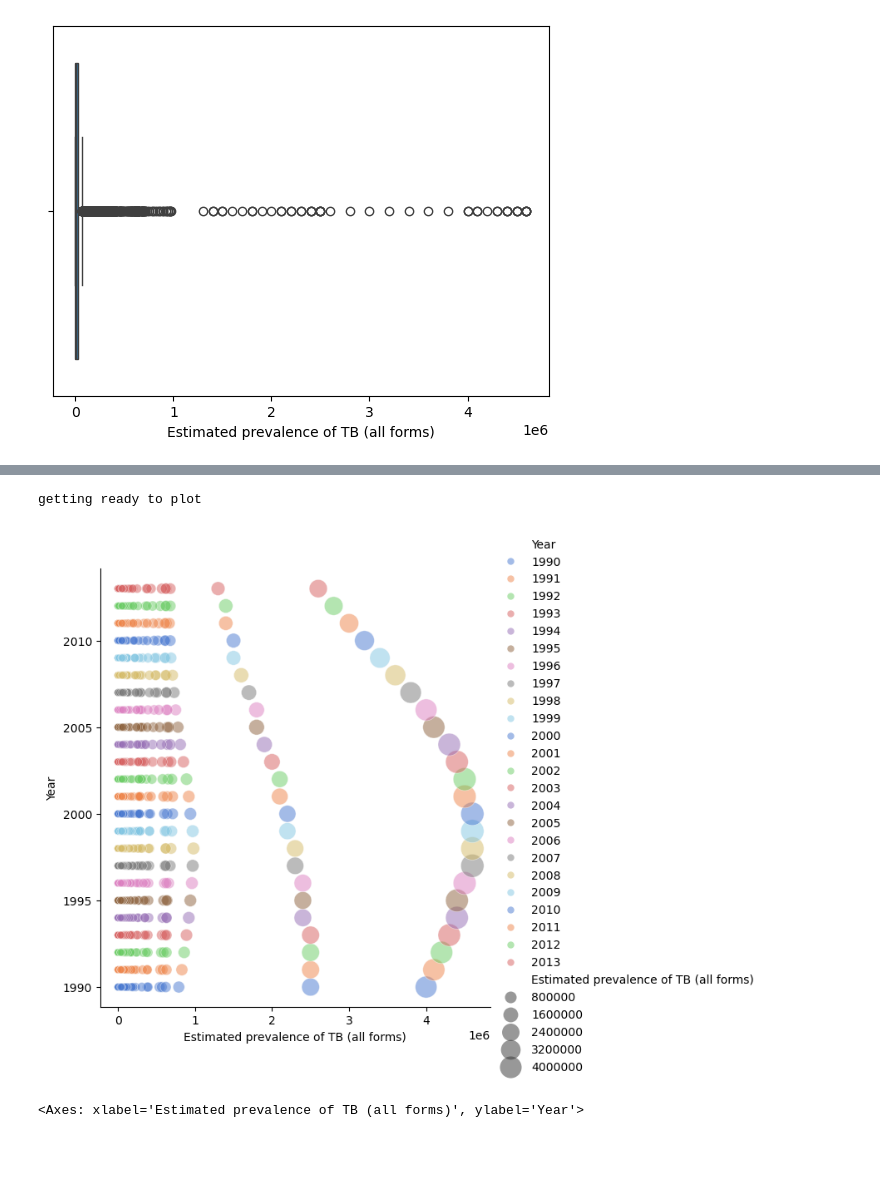
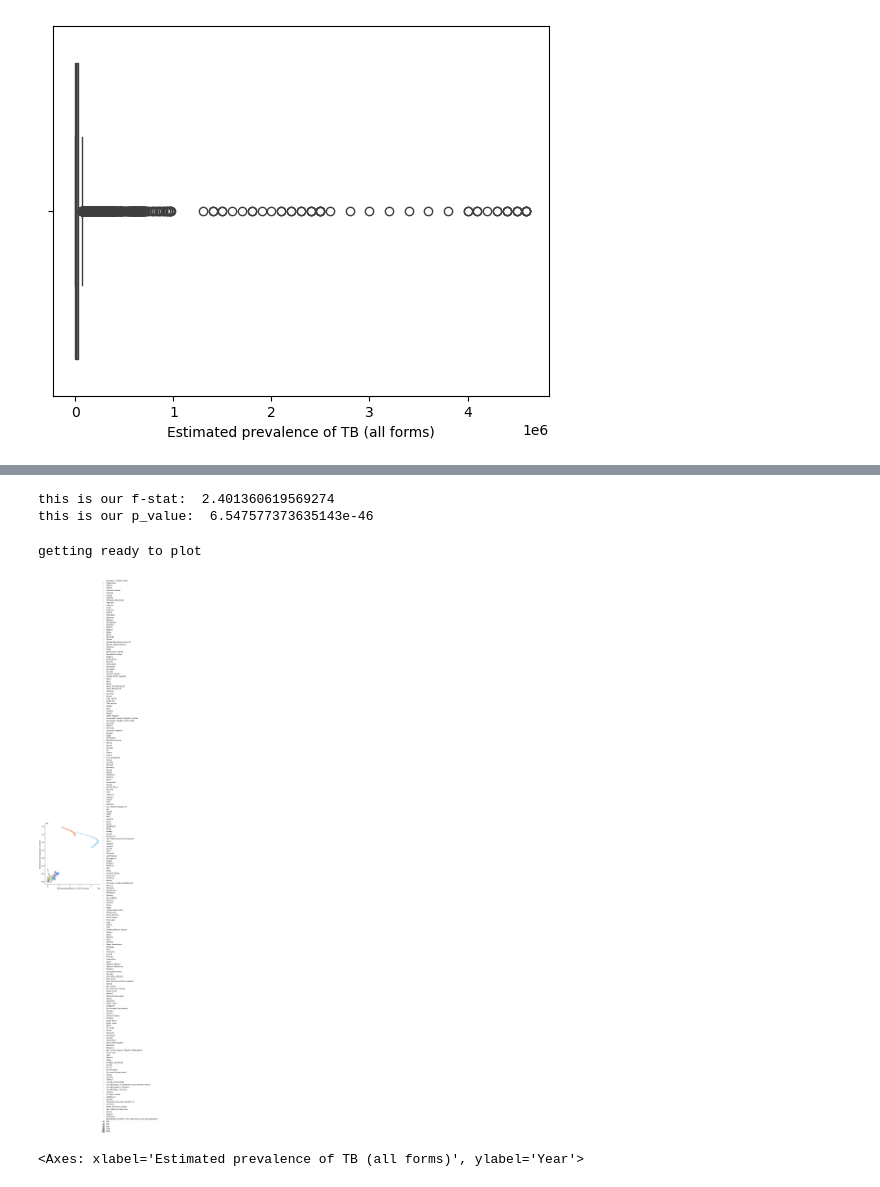
Before and after one commit to rodriguezperezmartin/csc121_datawrangling_project1, a Jupyter notebook: Test.ipynb, the cells around one changed output, grey strips where cells are left out. Cells and saved outputs as stored; diff of their text form; code cells hidden in the pictures; blank space fills up the shorter version.

```diff
--- a/Test.ipynb
+++ b/Test.ipynb
@@ -152,6 +153,18 @@ dataset_df.drop('Estimated number of deaths from TB in people who are HIV-positi
 dataset_df.drop('Estimated number of deaths from TB in people who are HIV-positive, low bound', axis = 1, inplace = True)
 dataset_df.drop('Estimated mortality of TB cases who are HIV-positive, per 100 000 population, high bound', axis = 1, inplace = True)
 dataset_df.drop('Estimated mortality of TB cases who are HIV-positive, per 100 000 population, low bound', axis = 1, inplace = True)
+dataset_df.drop('ISO 2-character country/territory code', axis = 1, inplace = True)
+dataset_df.drop('Estimated prevalence of TB (all forms) per 100 000 population, low bound', axis = 1, inplace = True)
+dataset_df.drop('Estimated prevalence of TB (all forms) per 100 000 population, high bound', axis = 1, inplace = True)
+dataset_df.drop('Estimated prevalence of TB (all forms), low bound', axis = 1, inplace = True)
+dataset_df.drop('Estimated prevalence of TB (all forms), high bound', axis = 1, inplace = True)
+dataset_df.drop('Estimated incidence (all forms) per 100 000 population, low bound', axis = 1, inplace = True)
+dataset_df.drop('Estimated incidence (all forms) per 100 000 population, high bound', axis = 1, inplace = True)
+dataset_df.drop('Estimated number of incident cases (all forms), low bound', axis = 1, inplace = True)
+dataset_df.drop('Estimated number of incident cases (all forms), high bound', axis = 1, inplace = True)
+dataset_df.drop('Case detection rate (all forms), percent', axis = 1, inplace = True)
+dataset_df.drop('Case detection rate (all forms), percent, low bound', axis = 1, inplace = True)
+dataset_df.drop('Case detection rate (all forms), percent, high bound', axis = 1, inplace = True)
 # %%
 dataset_df.dtypes
 # %% [output]
@@ -511,10 +490,18 @@ this is our p_value:  6.048915878037695e-07
+# %%
+hiv_f_statistic, hiv_p_value=stats.f_oneway(*hiv_grouped_data)
+
+print('this is our f-stat: ', hiv_f_statistic)
+print('this is our p_value: ', hiv_p_value)
+# %% [output]
+this is our f-stat:  2.401360619569274
+this is our p_value:  6.547577373635143e-46
 # %%
-sns.relplot(x="Estimated prevalence of TB (all forms)", y="Year", hue="Year", size="Estimated prevalence of TB (all forms)",
+sns.relplot(x="Estimated prevalence of TB (all forms)", y="Estimated total population number", hue="Country or territory name", size="Estimated prevalence of TB (all forms) per 100 000 population",
            sizes=(40, 400), alpha=.5, palette='muted', height=6, data=df_excl_outliers)
 print('getting ready to plot')
 # %% [output]
 getting ready to plot
-[figure, old version]
+[figure, new version]
 # %%
 sns.set_theme(style="darkgrid")
 
```
Also changed, not shown: parts of 22 cells of this notebook, 1 other file.
